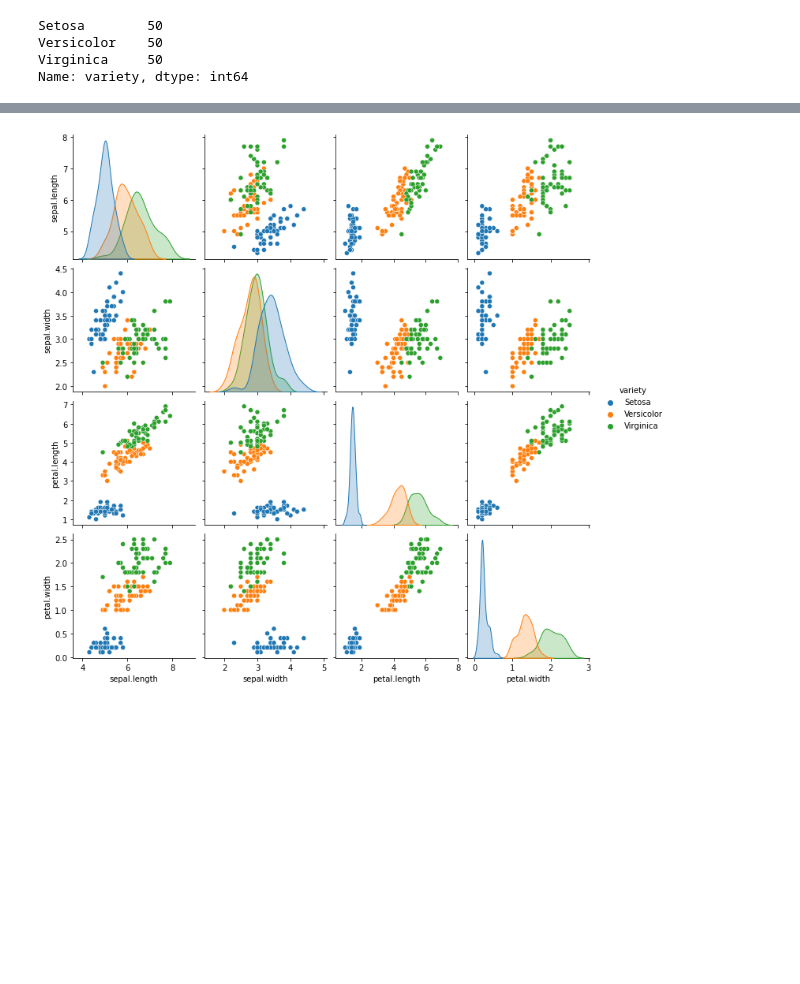
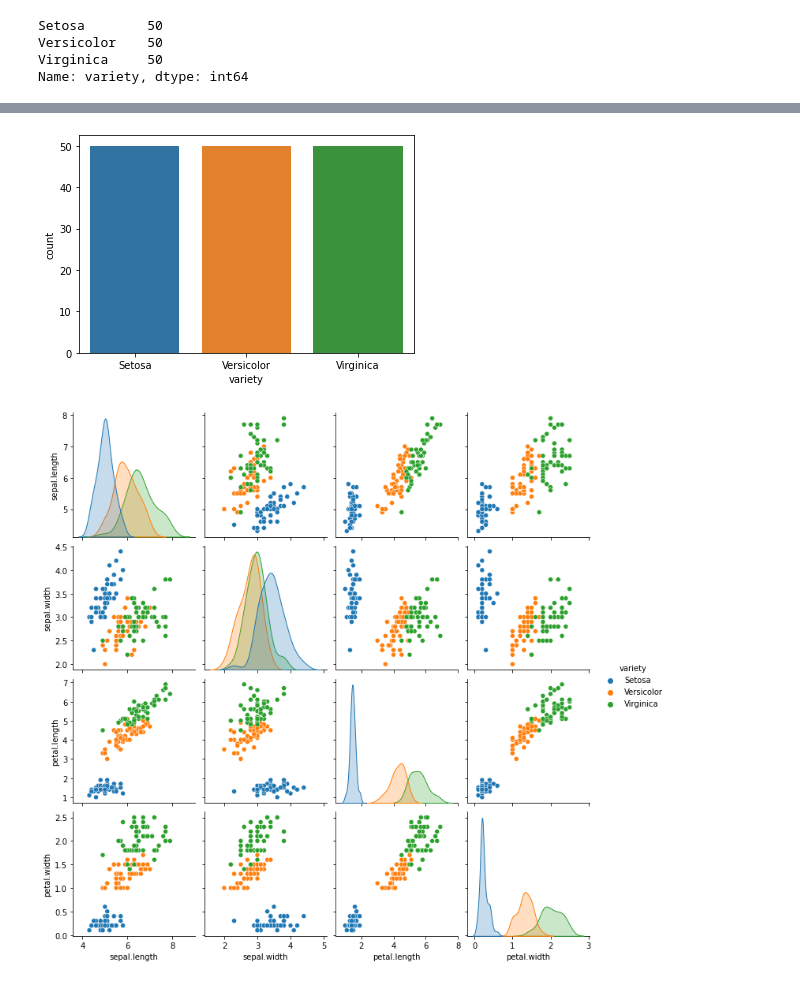
Before and after one commit to KenLin765/machine-learning-and-statistics, a Jupyter notebook: project.ipynb, the cells around one changed output, grey strips where cells are left out. Drawn from its saved outputs; the diff is of its cells as text; code cells hidden in the pictures; blank space fills up the shorter version.

```diff
--- a/project.ipynb
+++ b/project.ipynb
@@ -144,3 +161,8 @@ Name: variety, dtype: int64
+# %%
+sns.countplot(x='variety', data=iris_df)
+plt.show()
+# %% [output]
+[figure, added]
 # %%
 sns.pairplot(iris_df, hue='variety')
 plt.show()
```
Also changed, not shown: parts of 24 cells of this notebook, 1 other file.
